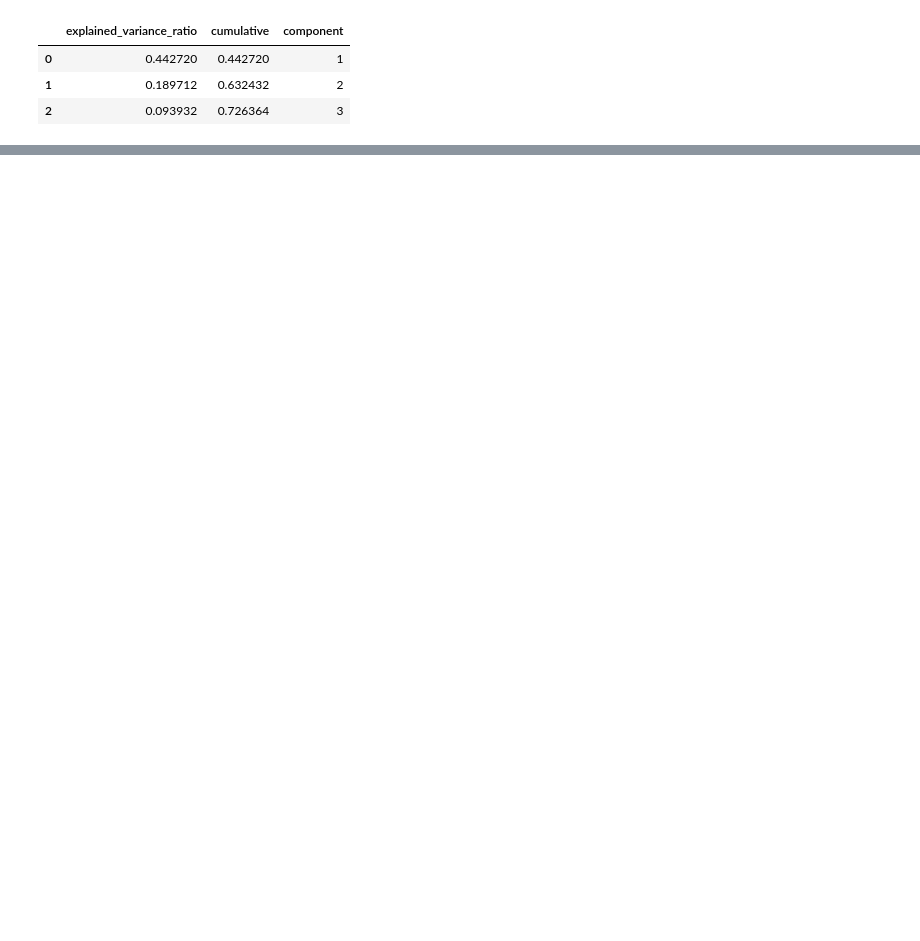
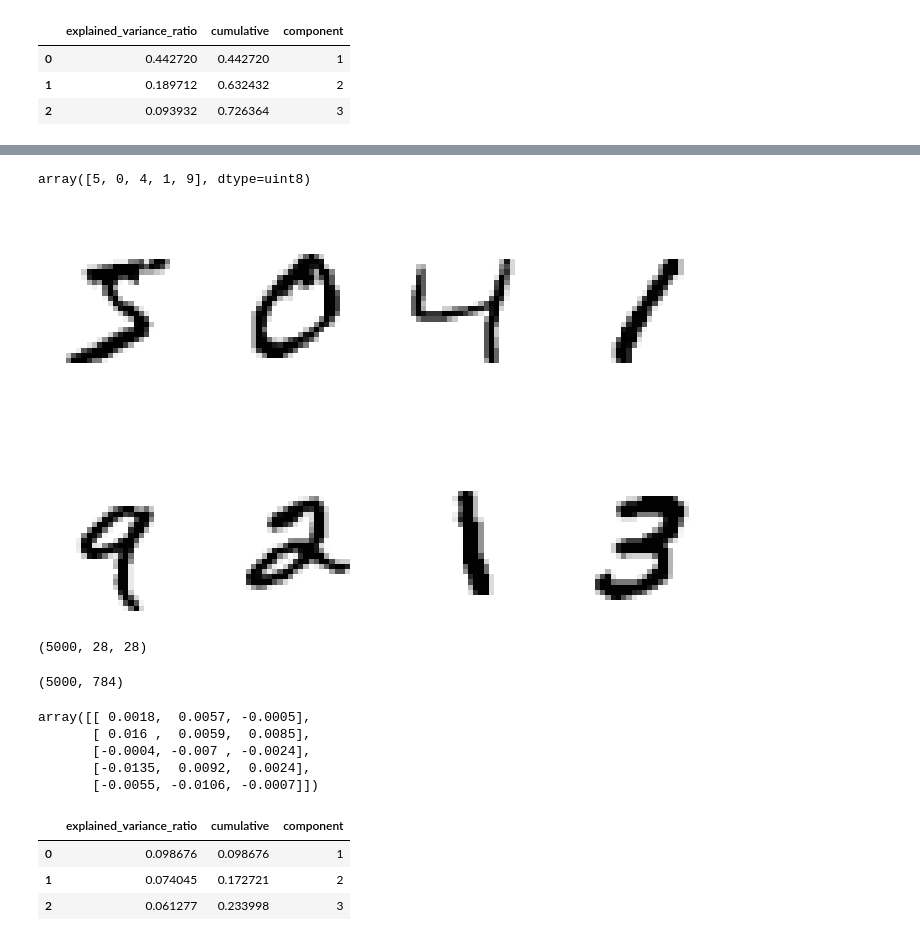
Before and after one commit to BuczynskiRafal/ML, a Jupyter notebook: unsupervised/08_pca_examples.ipynb, the cells around one changed output, grey strips where cells are left out. Drawn from its saved outputs; the diff is of its cells as text; code cells hidden in the pictures; blank space fills up the shorter version.

```diff
--- a/unsupervised/08_pca_examples.ipynb
+++ b/unsupervised/08_pca_examples.ipynb
@@ -147,0 +150,9 @@ px.scatter_3d(pca_3, x='pca_1', y='pca_2', z='pca_3', color='class', symbol='cla
+# %%
+from keras.datasets import mnist
+
+(X_train, y_train), (X_test, y_test) = mnist.load_data()
+
+print(f'X_train shape: {X_train.shape}')
+print(f'X_test shape: {X_test.shape}')
+print(f'y_train shape: {y_train.shape}')
+print(f'y_test shape: {y_test.shape}')
@@ -147,0 +167,4 @@ px.scatter_3d(pca_3, x='pca_1', y='pca_2', z='pca_3', color='class', symbol='cla
+# %%
+# Obcięcie danych do pierwszych 5000 zdjęć
+X_train = X_train[:5000]
+y_train = y_train[:5000]
@@ -147,0 +191,53 @@ px.scatter_3d(pca_3, x='pca_1', y='pca_2', z='pca_3', color='class', symbol='cla
+# %%
+y_train[:5]
+# %% [output]
+array([5, 0, 4, 1, 9], dtype=uint8)
+# %%
+# Wizualizacja danych
+plt.figure(figsize=(12, 8))
+for i in range(8):
+    plt.subplot(240 + i + 1)
+    plt.imshow(X_train[i], cmap='gray_r')
+    plt.title(y_train[i], color='white', fontsize=17)
+    plt.axis('off')
+plt.show()
+# %% [output]
+[figure, added]
+# %%
+# Standaryzacja
+X_train = X_train / 255.
+X_test = X_test / 255.
+X_train.shape
+# %% [output]
+(5000, 28, 28)
+# %%
+# Spłaszczenie danych
+X_train = X_train.reshape(-1, 28 * 28)
+X_train.shape
+# %% [output]
+(5000, 784)
+# %%
+# PCA - 3 komponenty
+
+pca = PCA(n_components=3)
+
+X_train_pca = pca.fit_transform(X_train)
+X_train_pca[:5]
+# %% [output]
+array([[ 0.0018,  0.0057, -0.0005],
+       [ 0.016 ,  0.0059,  0.0085],
+       [-0.0004, -0.007 , -0.0024],
+       [-0.0135,  0.0092,  0.0024],
+       [-0.0055, -0.0106, -0.0007]])
+# %%
+# Wyjaśniona wariancja
+
+results = pd.DataFrame(data={'explained_variance_ratio': pca.explained_variance_ratio_})
+results['cumulative'] = results['explained_variance_ratio'].cumsum()
+results['component'] = results.index + 1
+results
+# %% [output]
+|  | explained_variance_ratio | cumulative | component |
+| 0 | 0.098676 | 0.098676 | 1 |
+| 1 | 0.074045 | 0.172721 | 2 |
+| 2 | 0.061277 | 0.233998 | 3 |
```
Also changed, not shown: parts of 11 cells of this notebook.
